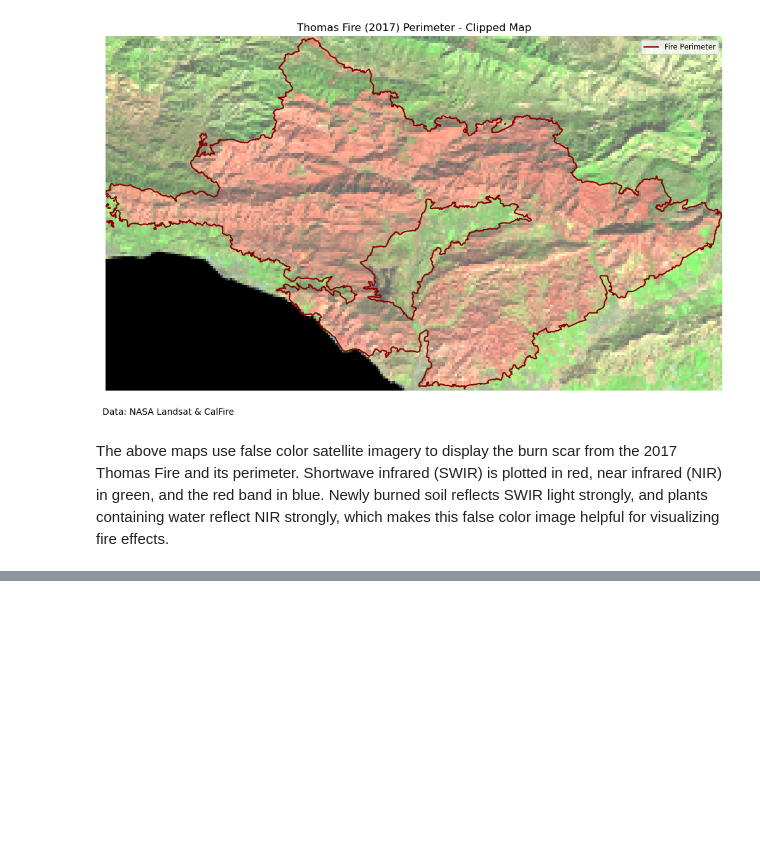
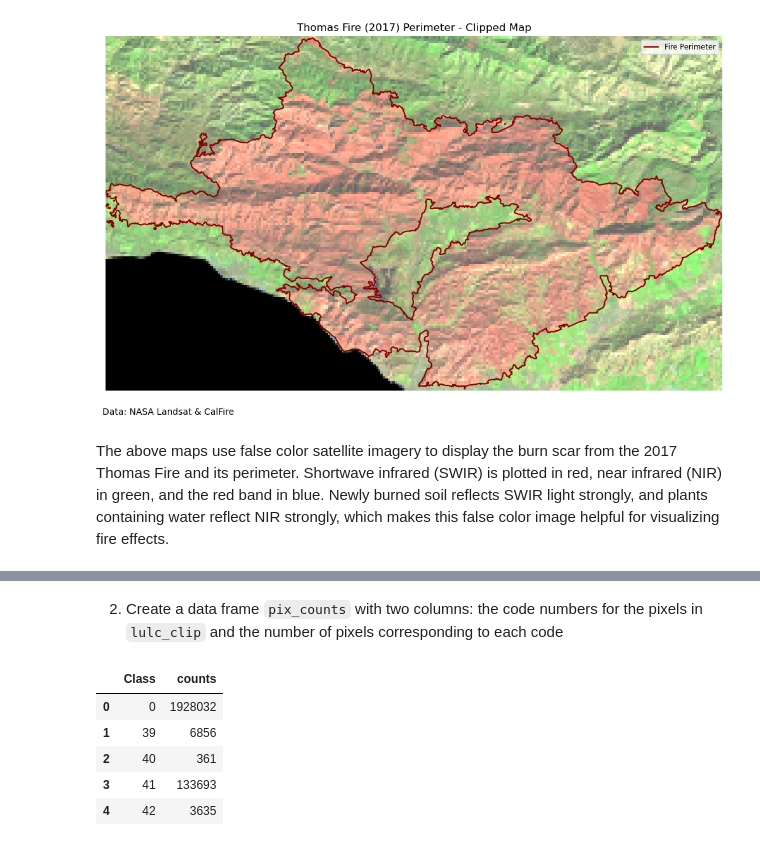
Before and after one commit to leirubinstein/eds220-hwk4, a Jupyter notebook: thomas-fire-blogpost.ipynb, the cells around one changed output, grey strips where cells are left out. Drawn from its saved outputs; the diff is of its cells as text; code cells hidden in the pictures; blank space fills up the shorter version.

```diff
--- a/thomas-fire-blogpost.ipynb
+++ b/thomas-fire-blogpost.ipynb
@@ -225,0 +335,17 @@ The above maps use false color satellite imagery to display the burn scar from t
+# %% [markdown]
+2. Create a data frame `pix_counts` with two columns: the code numbers for the pixels in `lulc_clip` and the number of pixels corresponding to each code
+# %%
+pix_counts = {
+    'Class': np.unique(lulc_clip),
+    'counts': np.unique(lulc_clip, return_counts = True)[1]
+}
+
+pix_counts = pd.DataFrame(pix_counts)
+pix_counts.head()
+# %% [output]
+|  | Class | counts |
+| 0 | 0 | 1928032 |
+| 1 | 39 | 6856 |
+| 2 | 40 | 361 |
+| 3 | 41 | 133693 |
+| 4 | 42 | 3635 |
```
Also changed, not shown: parts of 44 cells of this notebook.
